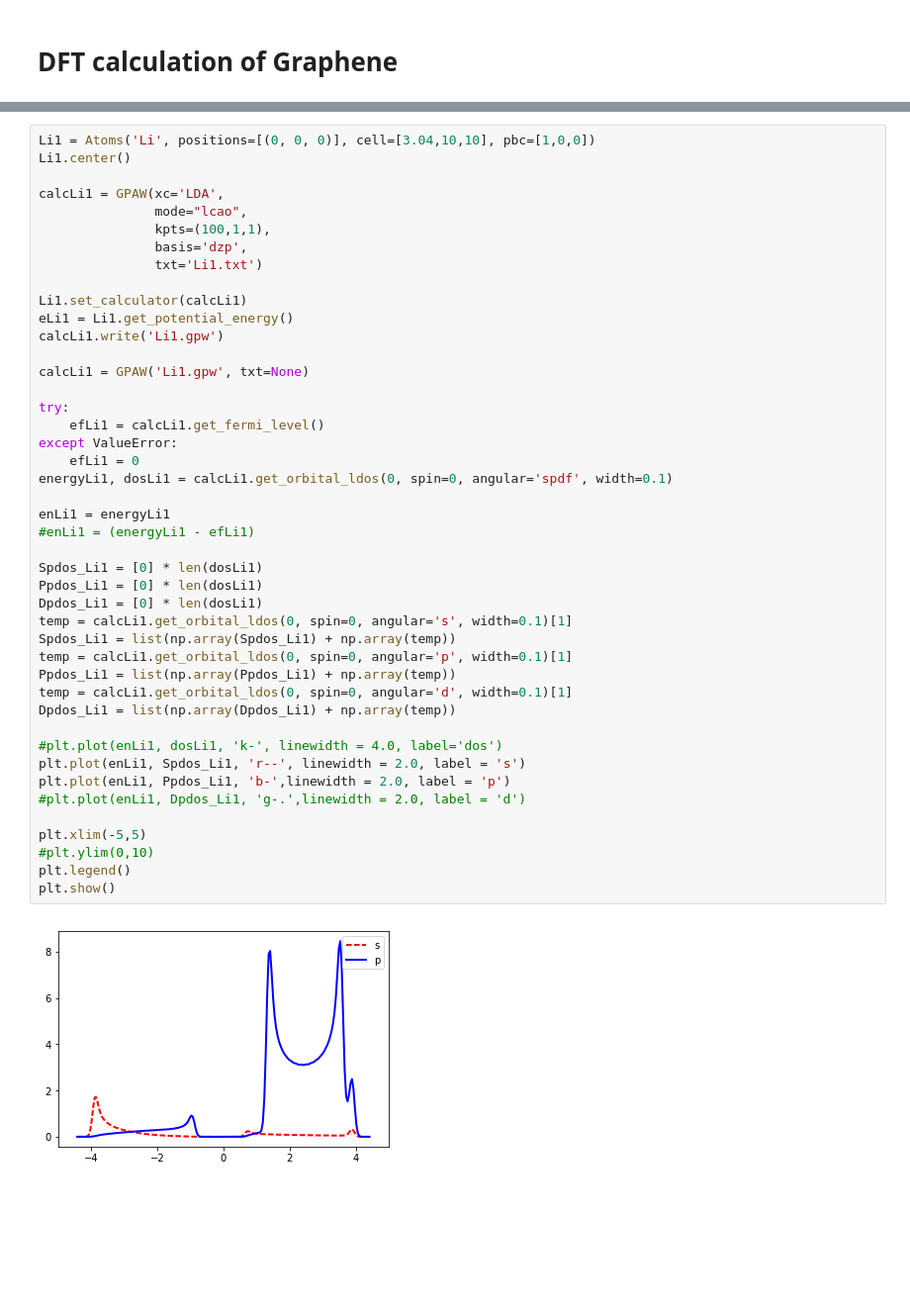
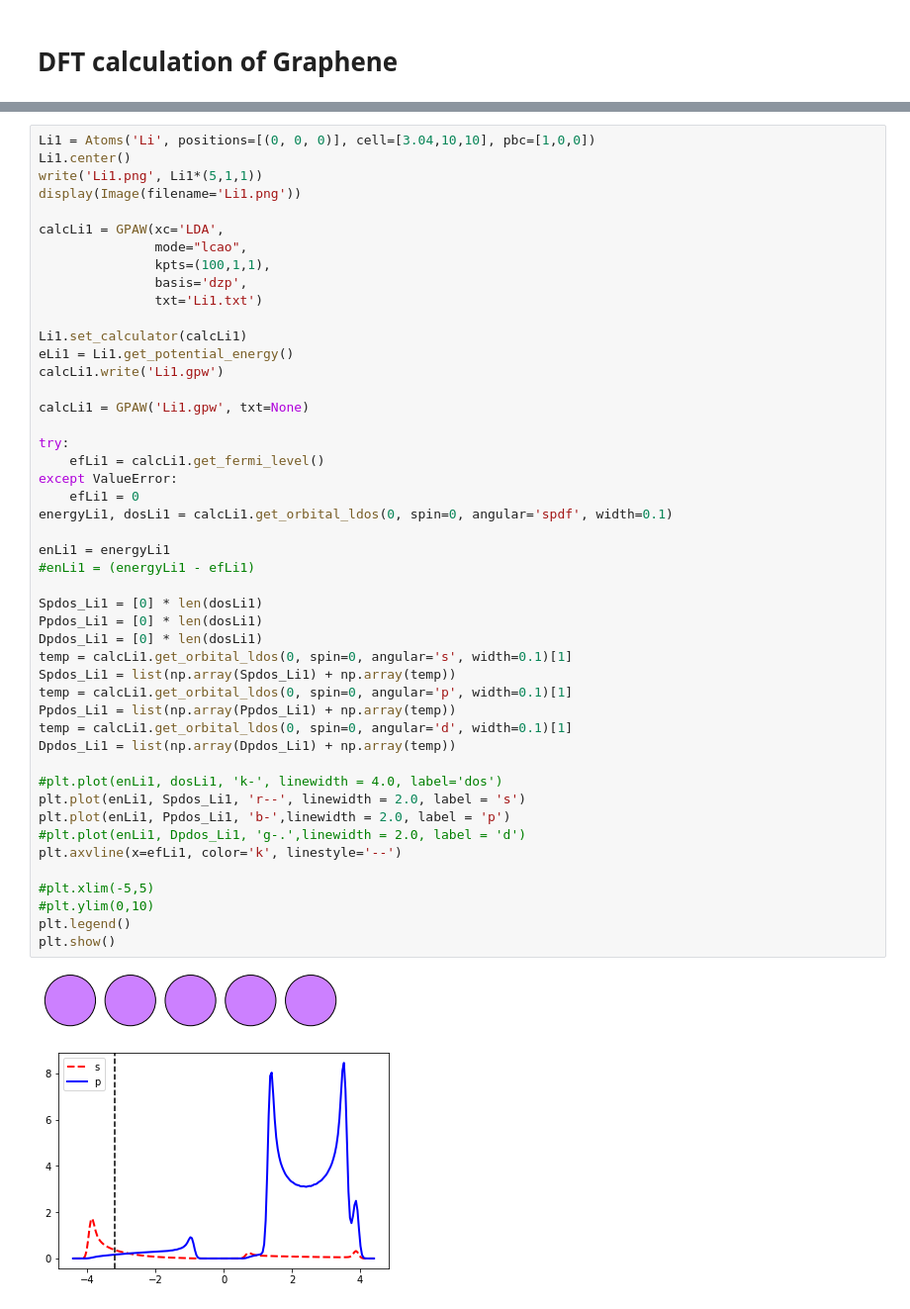
Before and after one commit to vilab-tartu/LOKT.02.048, a Jupyter notebook: DOS/Li.ipynb, the cells around one changed output, grey strips where cells are left out. Shown at 99% size. Cells and saved outputs as stored; diff of their text form; blank space fills up the shorter version.

```diff
--- a/DOS/Li.ipynb
+++ b/DOS/Li.ipynb
@@ -106,6 +121,8 @@ plt.show()
 # %%
 Li1 = Atoms('Li', positions=[(0, 0, 0)], cell=[3.04,10,10], pbc=[1,0,0])
 Li1.center()
+write('Li1.png', Li1*(5,1,1))
+display(Image(filename='Li1.png'))
 
 calcLi1 = GPAW(xc='LDA',
                mode="lcao",
@@ -120,32 +137,34 @@ calcLi1.write('Li1.gpw')
 calcLi1 = GPAW('Li1.gpw', txt=None)
 
 try:
     efLi1 = calcLi1.get_fermi_level()
 except ValueError:
     efLi1 = 0
 energyLi1, dosLi1 = calcLi1.get_orbital_ldos(0, spin=0, angular='spdf', width=0.1)
 
 enLi1 = energyLi1
 #enLi1 = (energyLi1 - efLi1)
 
 Spdos_Li1 = [0] * len(dosLi1)
 Ppdos_Li1 = [0] * len(dosLi1)
 Dpdos_Li1 = [0] * len(dosLi1)
 temp = calcLi1.get_orbital_ldos(0, spin=0, angular='s', width=0.1)[1]
 Spdos_Li1 = list(np.array(Spdos_Li1) + np.array(temp))
 temp = calcLi1.get_orbital_ldos(0, spin=0, angular='p', width=0.1)[1]
 Ppdos_Li1 = list(np.array(Ppdos_Li1) + np.array(temp))
 temp = calcLi1.get_orbital_ldos(0, spin=0, angular='d', width=0.1)[1]
 Dpdos_Li1 = list(np.array(Dpdos_Li1) + np.array(temp))
 
 #plt.plot(enLi1, dosLi1, 'k-', linewidth = 4.0, label='dos')
 plt.plot(enLi1, Spdos_Li1, 'r--', linewidth = 2.0, label = 's')
 plt.plot(enLi1, Ppdos_Li1, 'b-',linewidth = 2.0, label = 'p')
 #plt.plot(enLi1, Dpdos_Li1, 'g-.',linewidth = 2.0, label = 'd')
+plt.axvline(x=efLi1, color='k', linestyle='--')
 
-plt.xlim(-5,5)
+#plt.xlim(-5,5)
 #plt.ylim(0,10)
 plt.legend()
 plt.show()
 # %% [output]
-[figure, old version]
+[figure, new version]
+[figure, added]
```
Also changed, not shown: parts of 10 cells of this notebook, 21 other files.
